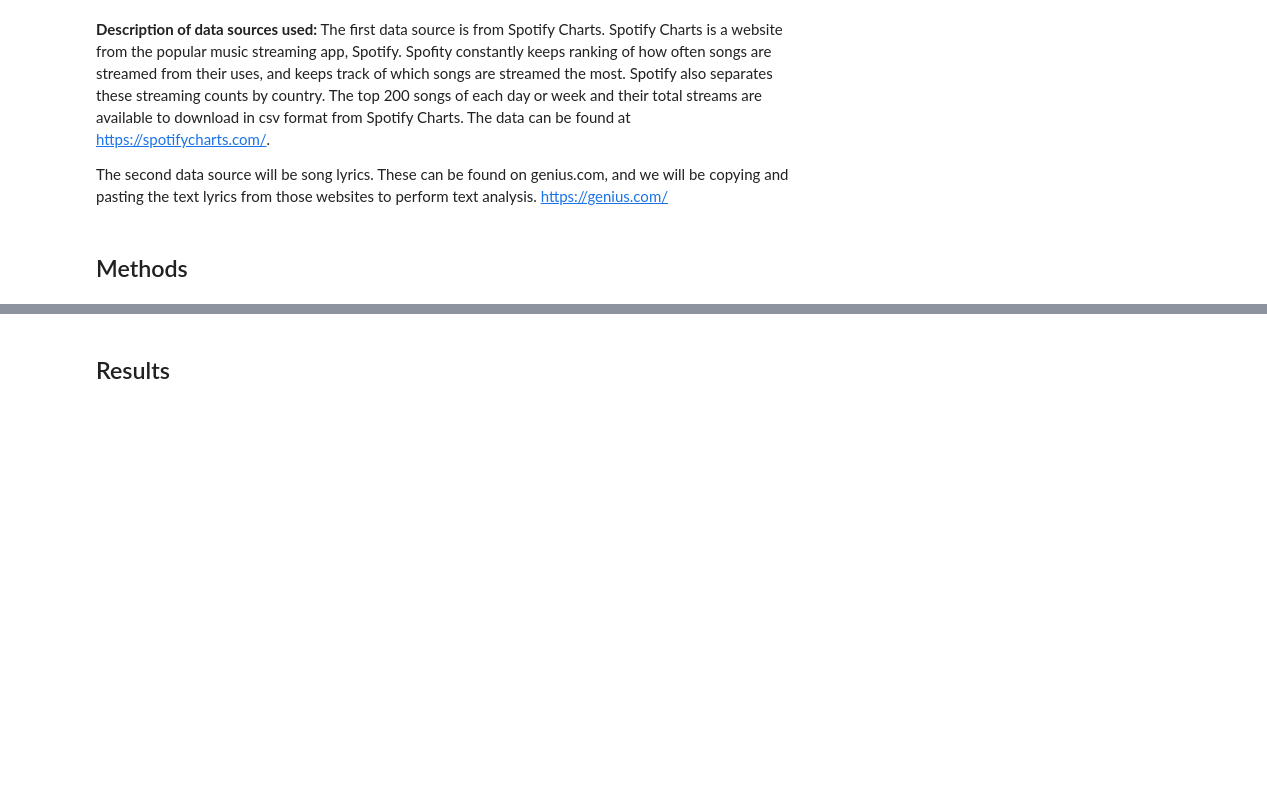
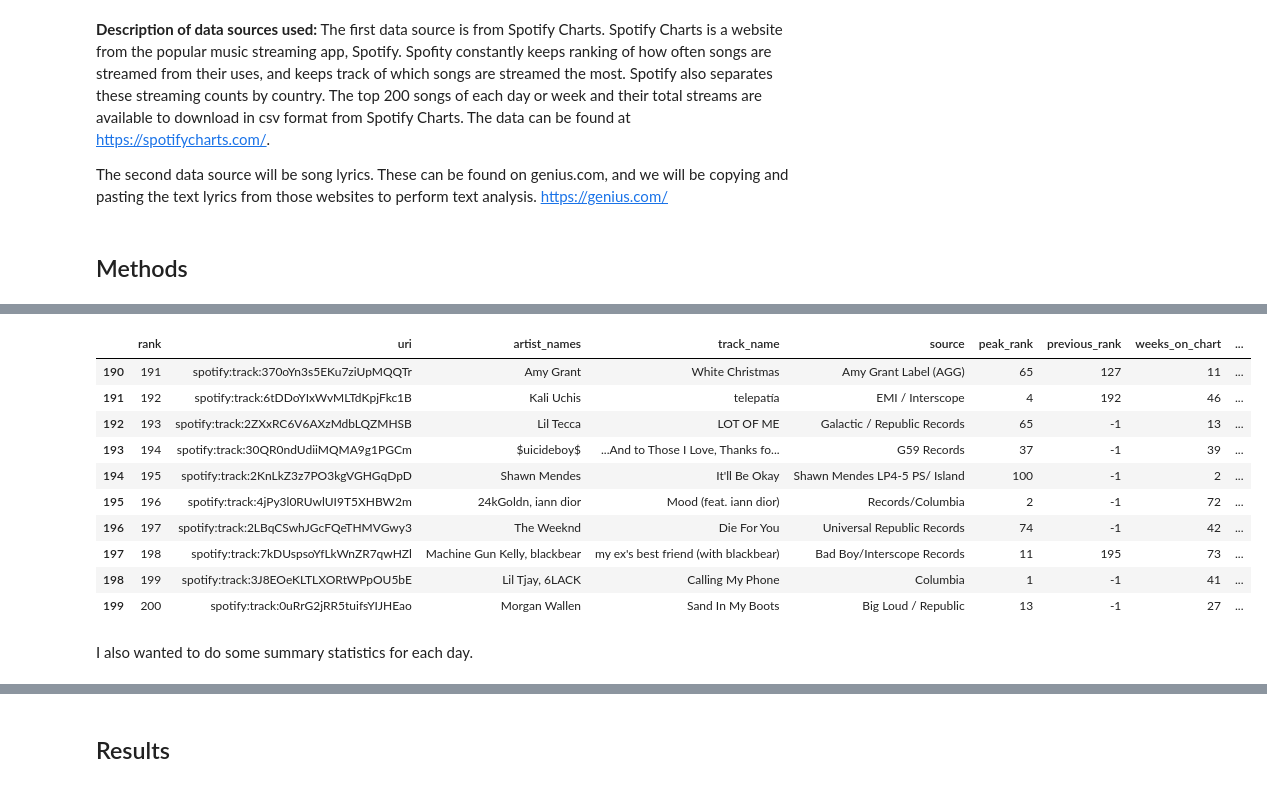
Before and after one commit to spurthirallapalli/DH140-FinalProject, a Jupyter notebook: FinalProject/FinalProject.ipynb, the cells around one changed output, grey strips where cells are left out. Cells and saved outputs as stored; diff of their text form; code cells hidden in the pictures; blank space fills up the shorter version.

```diff
--- a/FinalProject/FinalProject.ipynb
+++ b/FinalProject/FinalProject.ipynb
@@ -155,0 +189,16 @@ As seen above, I found [this link](https://stackoverflow.com/questions/19502506/
+# %%
+weekly_us_charts.tail(10)
+# %% [output]
+|  | rank | uri | artist_names | track_name | source | peak_rank | previous_rank | weeks_on_chart | ... |
+| 190 | 191 | spotify:track:370oYn3s5EKu7ziUpMQQTr | Amy Grant | White Christmas | Amy Grant Label (AGG) | 65 | 127 | 11 | ... |
+| 191 | 192 | spotify:track:6tDDoYIxWvMLTdKpjFkc1B | Kali Uchis | telepatía | EMI / Interscope | 4 | 192 | 46 | ... |
+| 192 | 193 | spotify:track:2ZXxRC6V6AXzMdbLQZMHSB | Lil Tecca | LOT OF ME | Galactic / Republic Records | 65 | -1 | 13 | ... |
+| 193 | 194 | spotify:track:30QR0ndUdiiMQMA9g1PGCm | $uicideboy$ | ...And to Those I Love, Thanks fo... | G59 Records | 37 | -1 | 39 | ... |
+| 194 | 195 | spotify:track:2KnLkZ3z7PO3kgVGHGqDpD | Shawn Mendes | It'll Be Okay | Shawn Mendes LP4-5 PS/ Island | 100 | -1 | 2 | ... |
+| 195 | 196 | spotify:track:4jPy3l0RUwlUI9T5XHBW2m | 24kGoldn, iann dior | Mood (feat. iann dior) | Records/Columbia | 2 | -1 | 72 | ... |
+| 196 | 197 | spotify:track:2LBqCSwhJGcFQeTHMVGwy3 | The Weeknd | Die For You | Universal Republic Records | 74 | -1 | 42 | ... |
+| 197 | 198 | spotify:track:7kDUspsoYfLkWnZR7qwHZl | Machine Gun Kelly, blackbear | my ex's best friend (with blackbear) | Bad Boy/Interscope Records | 11 | 195 | 73 | ... |
+| 198 | 199 | spotify:track:3J8EOeKLTLXORtWPpOU5bE | Lil Tjay, 6LACK | Calling My Phone | Columbia | 1 | -1 | 41 | ... |
+| 199 | 200 | spotify:track:0uRrG2jRR5tuifsYIJHEao | Morgan Wallen | Sand In My Boots | Big Loud / Republic | 13 | -1 | 27 | ... |
+# %% [markdown]
+I also wanted to do some summary statistics for each day.
```
Also changed, not shown: parts of 35 cells of this notebook, 1 other file.
